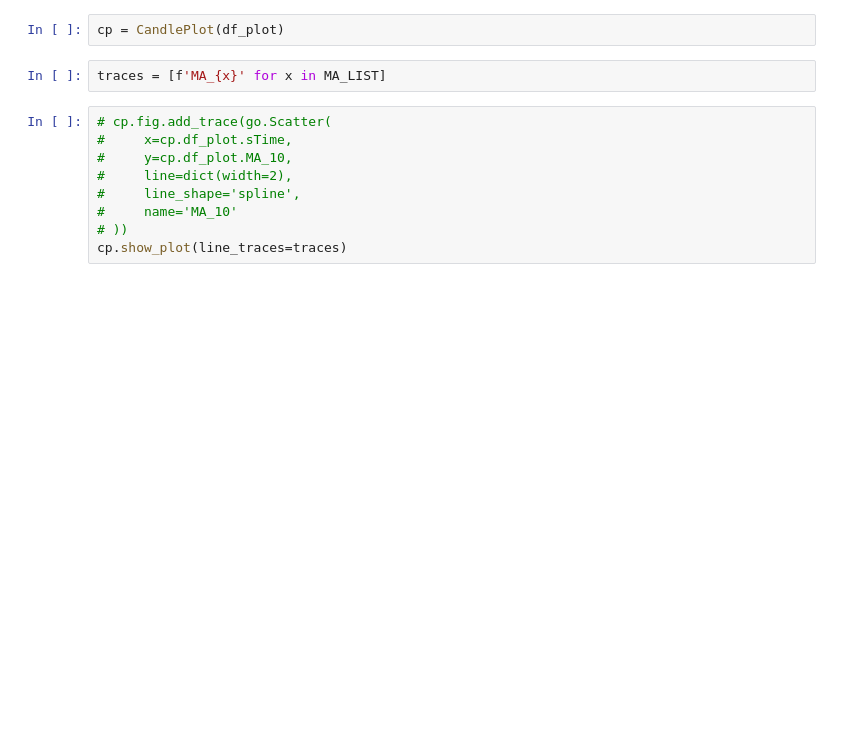
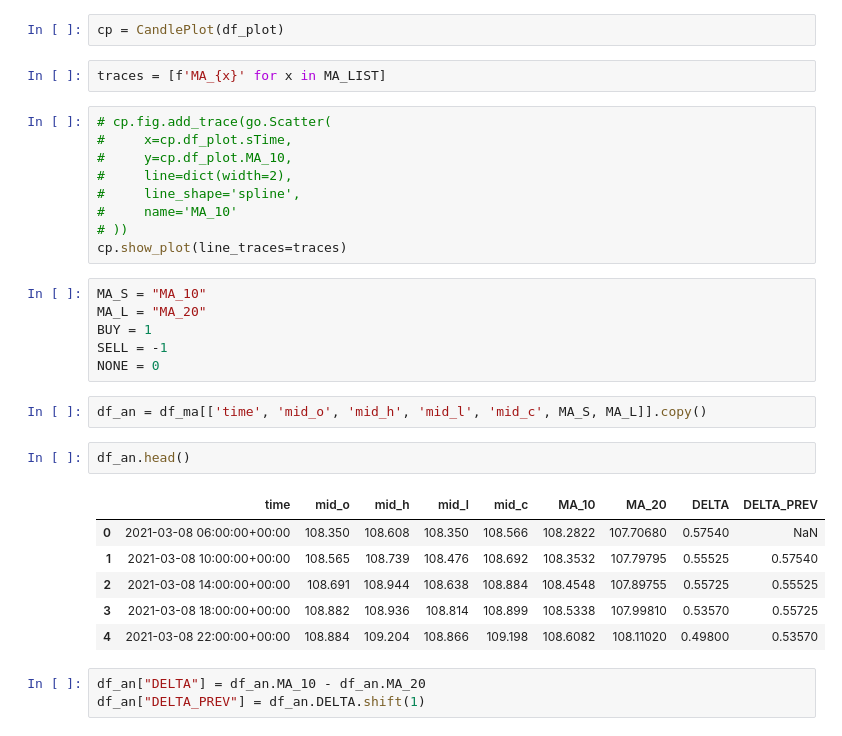
Before and after one commit to itsmarcotime/Forex_trading_system_in_Python, a Jupyter notebook: jupyter_notes/MA_test.ipynb, the cells around one changed output. Cells and saved outputs as stored; diff of their text form; blank space fills up the shorter version.

Commit message:
shifted values by 1

```diff
--- a/jupyter_notes/MA_test.ipynb
+++ b/jupyter_notes/MA_test.ipynb
@@ -45,3 +45,23 @@ traces = [f'MA_{x}' for x in MA_LIST]
 #     name='MA_10'
 # ))
 cp.show_plot(line_traces=traces)
+# %%
+MA_S = "MA_10"
+MA_L = "MA_20"
+BUY = 1
+SELL = -1
+NONE = 0
+# %%
+df_an = df_ma[['time', 'mid_o', 'mid_h', 'mid_l', 'mid_c', MA_S, MA_L]].copy()
+# %%
+df_an.head()
+# %% [output]
+|  | time | mid_o | mid_h | mid_l | mid_c | MA_10 | MA_20 | DELTA | DELTA_PREV |
+| 0 | 2021-03-08 06:00:00+00:00 | 108.350 | 108.608 | 108.350 | 108.566 | 108.2822 | 107.70680 | 0.57540 | NaN |
+| 1 | 2021-03-08 10:00:00+00:00 | 108.565 | 108.739 | 108.476 | 108.692 | 108.3532 | 107.79795 | 0.55525 | 0.57540 |
+| 2 | 2021-03-08 14:00:00+00:00 | 108.691 | 108.944 | 108.638 | 108.884 | 108.4548 | 107.89755 | 0.55725 | 0.55525 |
+| 3 | 2021-03-08 18:00:00+00:00 | 108.882 | 108.936 | 108.814 | 108.899 | 108.5338 | 107.99810 | 0.53570 | 0.55725 |
+| 4 | 2021-03-08 22:00:00+00:00 | 108.884 | 109.204 | 108.866 | 109.198 | 108.6082 | 108.11020 | 0.49800 | 0.53570 |
+# %%
+df_an["DELTA"] = df_an.MA_10 - df_an.MA_20
+df_an["DELTA_PREV"] = df_an.DELTA.shift(1)
```
